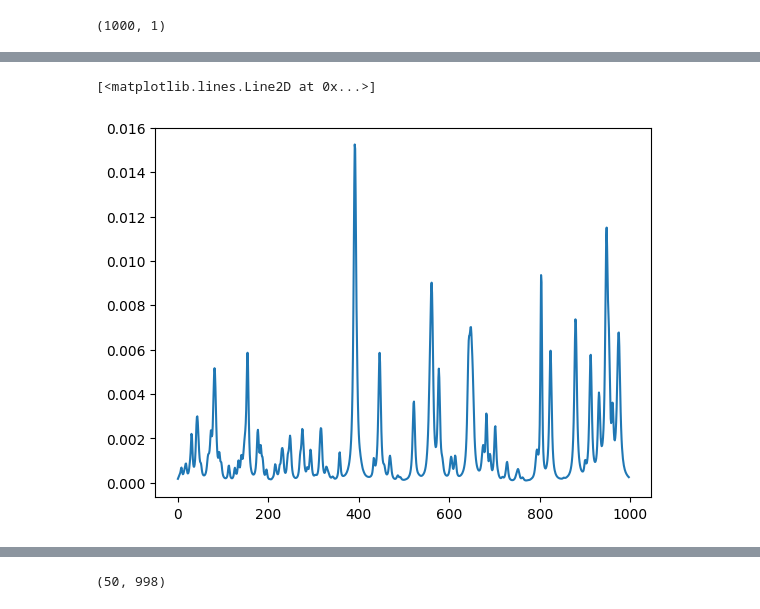
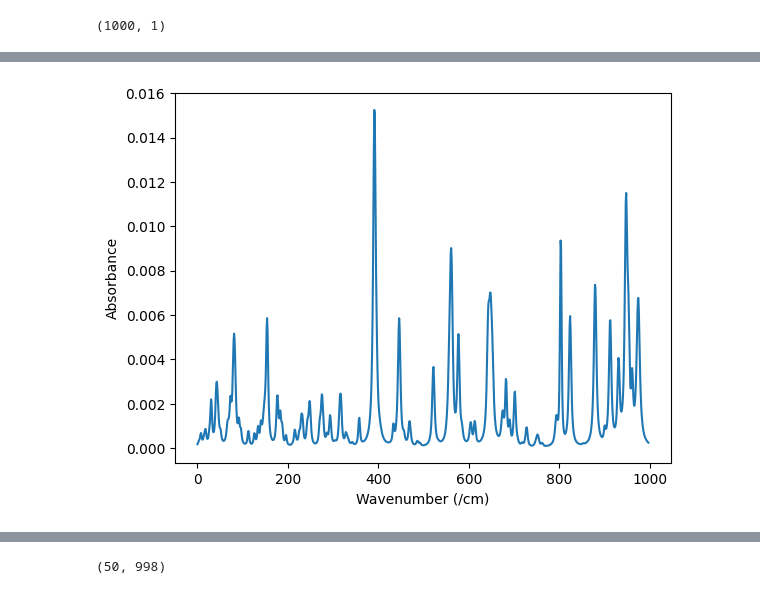
Before and after one commit to CaffineAddic/Flame_dianostics-temperature_profile_estimation_using_ML, a Jupyter notebook: Python Code/Wang_et_al_reproduction.ipynb, the cells around one changed output, grey strips where cells are left out. Saved outputs shown, nothing was run; the diff lists cells and outputs as text; code cells hidden in the pictures.

```diff
--- a/Python Code/Wang_et_al_reproduction.ipynb
+++ b/Python Code/Wang_et_al_reproduction.ipynb
@@ -48,10 +55,12 @@ plt.show()
 # %%
 import matplotlib.pyplot as plt
 
 plt.plot(absorb[331])
+plt.xlabel('Wavenumber (/cm)')
+plt.ylabel('Absorbance')
+plt.savefig('train_img')
 # %% [output]
-[<matplotlib.lines.Line2D at 0x...>]
-[figure, old version]
+[figure, new version]
 # %%
 # normalization
 scalerT = StandardScaler().fit(Temper)
```
Also changed, not shown: parts of 7 cells of this notebook, 1 other file.
